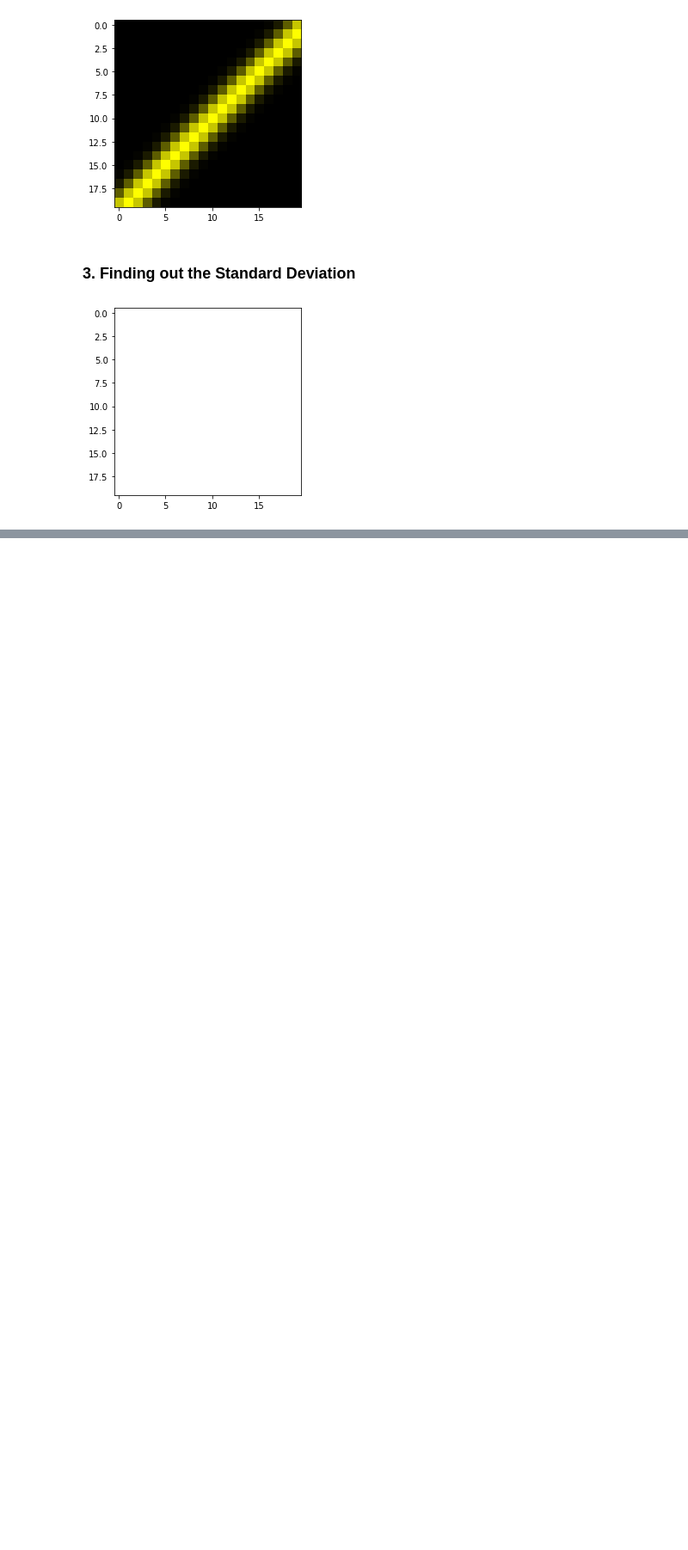
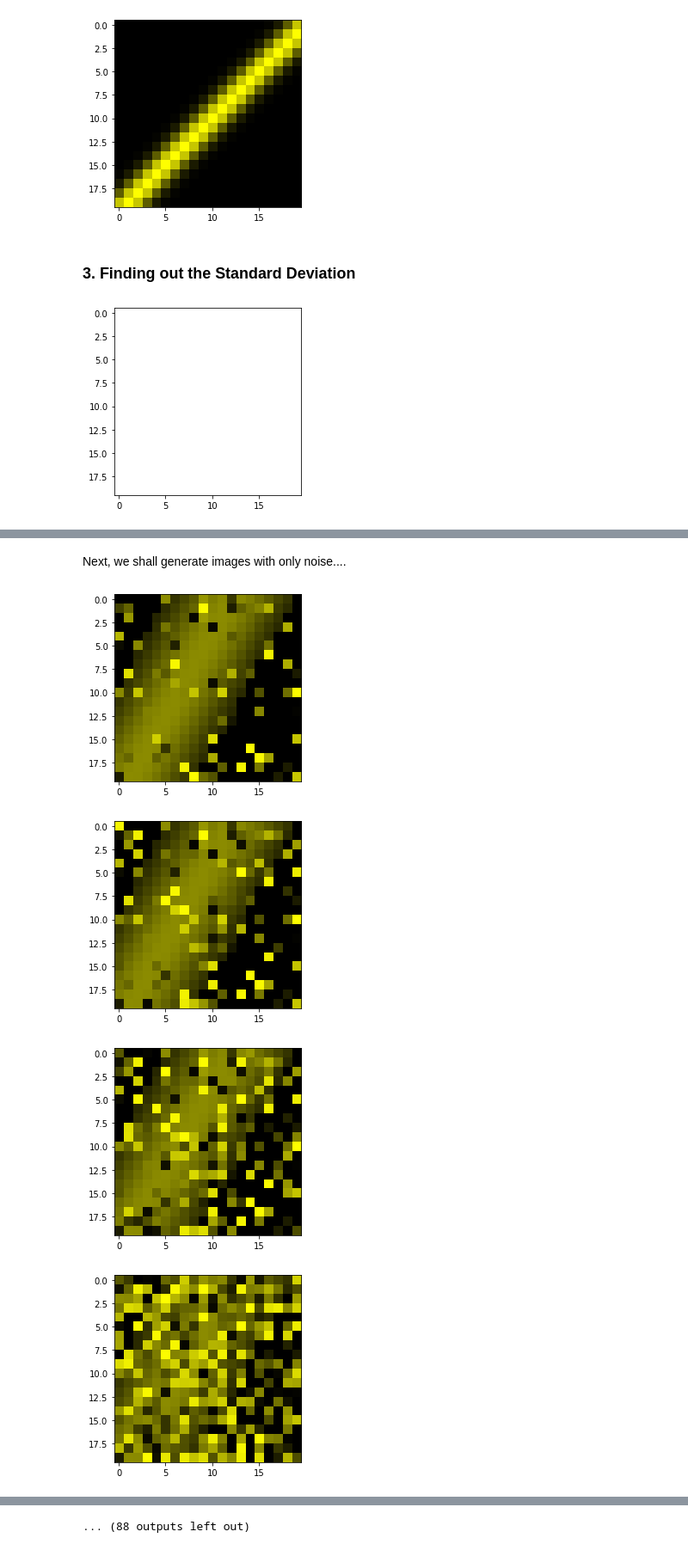
Before and after one commit to kaustav-dutta/Project-8-Track-Reconstruction, a Jupyter notebook: Intensity Gaussian distribution at Tracks.ipynb, the cells around one changed output, grey strips where cells are left out. Shown at 86% size. Saved outputs shown, nothing was run; the diff lists cells and outputs as text; code cells hidden in the pictures; blank space fills up the shorter version.

```diff
--- a/Intensity Gaussian distribution at Tracks.ipynb
+++ b/Intensity Gaussian distribution at Tracks.ipynb
@@ -109,0 +200,24 @@ Clipping input data to the valid range for imshow with RGB data ([0..1] for floa
+# %% [markdown]
+Next, we shall generate images with only noise....
+# %%
+#noline=[]
+for k in range(100):
+    #Adding noise...
+    for l in range(np.random.randint(1,240)):
+        irand=np.random.randint(0,20)
+        jrand=np.random.randint(0,20)
+        noise=np.random.uniform(0,1)
+        pixel[irand,jrand]=(noise,noise,0)
+
+   #print(irand,jrand)
+
+    plt.imshow(pixel)
+    plt.show()
+    #noline.append(pixel.flatten())
+    X.append(pixel.flatten())
+    #x.append(noline)
+# %% [output]
+[figure, added]
+[figure, added]
+[figure, added]
+[figure, added]
@@ -109,0 +232 @@ Clipping input data to the valid range for imshow with RGB data ([0..1] for floa
+... (88 outputs left out)
```
Also changed, not shown: parts of 49 cells of this notebook.
